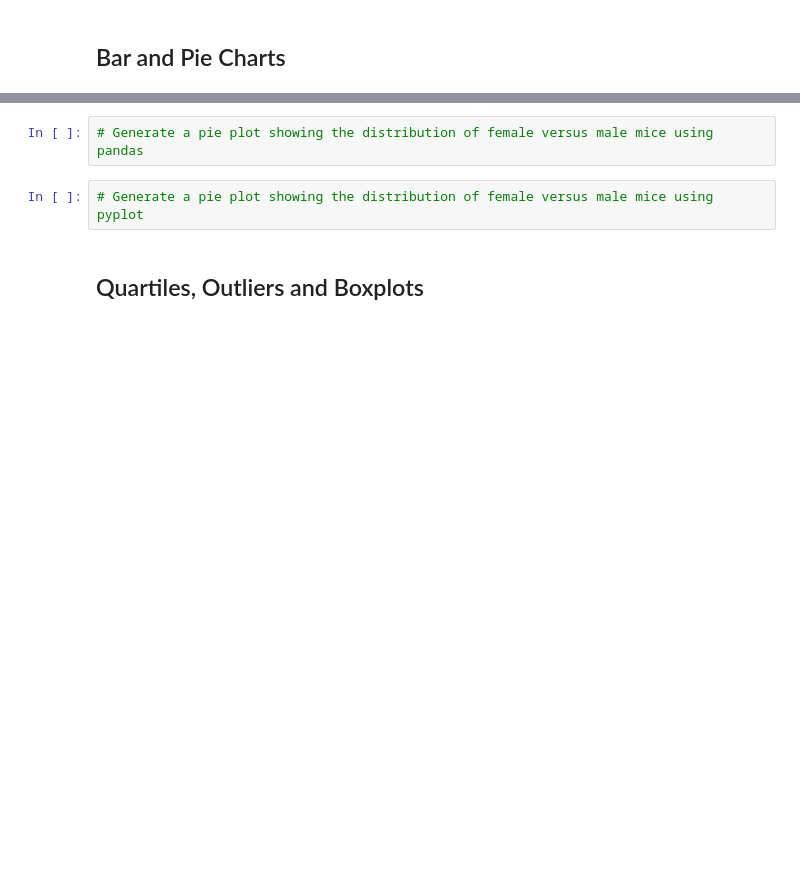
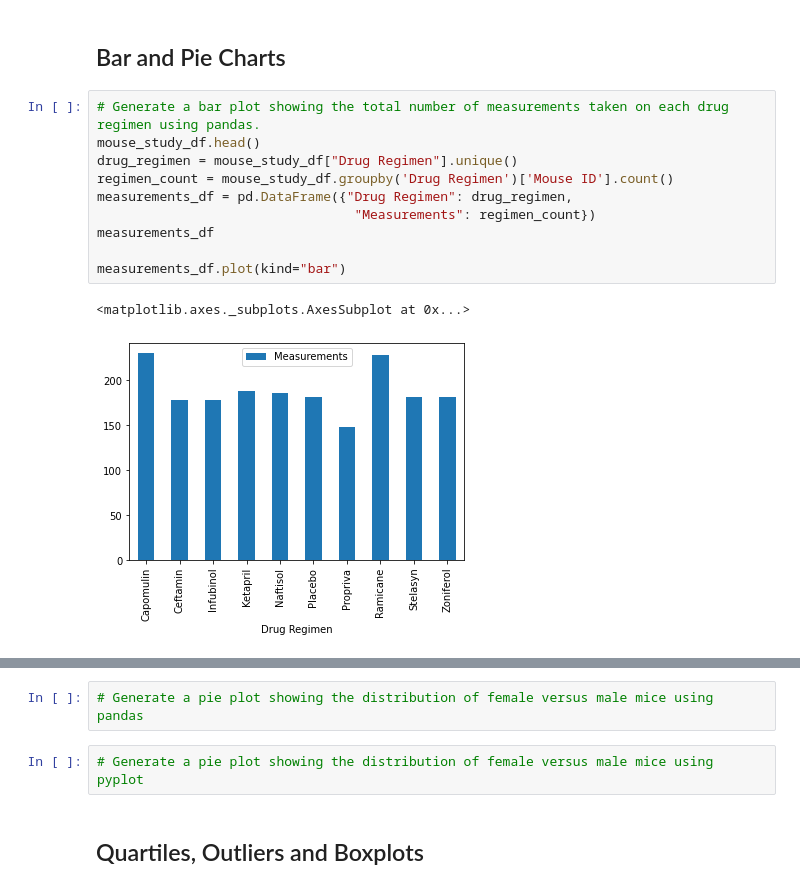
Before and after one commit to vasu11/matplotlib-challenge, a Jupyter notebook: Pymaceuticals/pymaceuticals.ipynb, the cells around one changed output, grey strips where cells are left out. Drawn from its saved outputs; the diff is of its cells as text; blank space fills up the shorter version.

Commit message:
bar plots completed

```diff
--- a/Pymaceuticals/pymaceuticals.ipynb
+++ b/Pymaceuticals/pymaceuticals.ipynb
@@ -136,3 +159,16 @@ summary_regimen_df
 # %% [markdown]
 ## Bar and Pie Charts
+# %%
+# Generate a bar plot showing the total number of measurements taken on each drug regimen using pandas.
+mouse_study_df.head()
+drug_regimen = mouse_study_df["Drug Regimen"].unique()
+regimen_count = mouse_study_df.groupby('Drug Regimen')['Mouse ID'].count()
+measurements_df = pd.DataFrame({"Drug Regimen": drug_regimen,
+                                 "Measurements": regimen_count})
+measurements_df
+
+measurements_df.plot(kind="bar")
+# %% [output]
+<matplotlib.axes._subplots.AxesSubplot at 0x...>
+[figure, added]
 # %%
```
Also changed, not shown: parts of 3 cells of this notebook.
